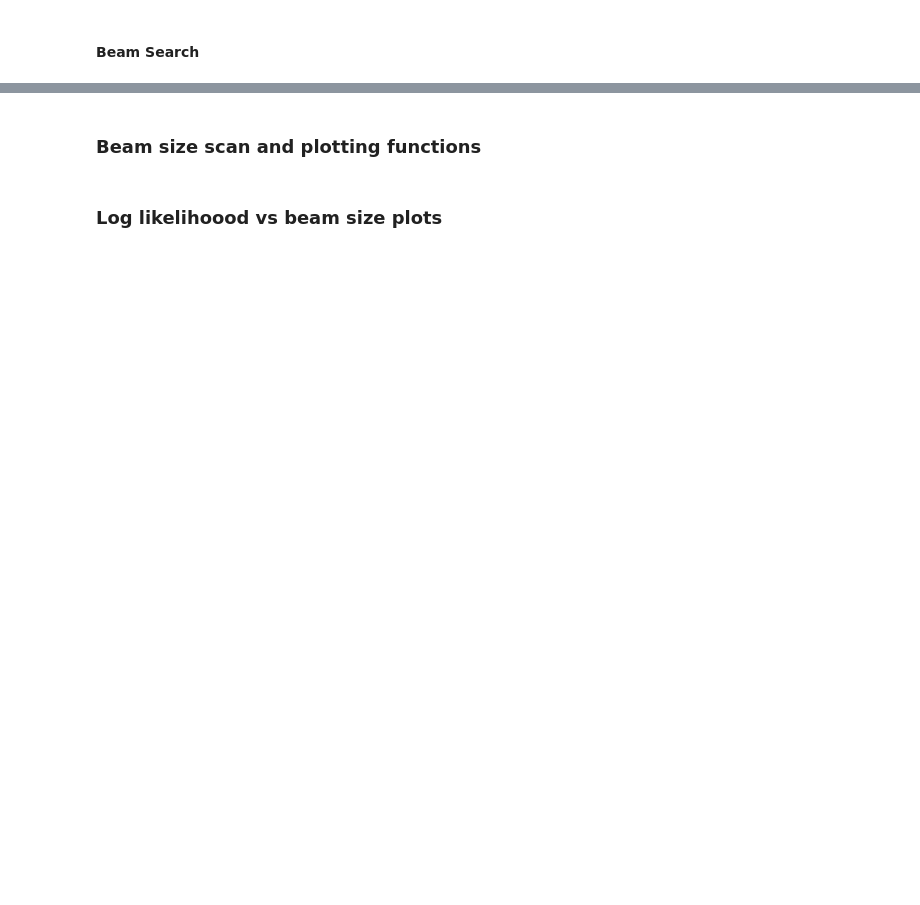
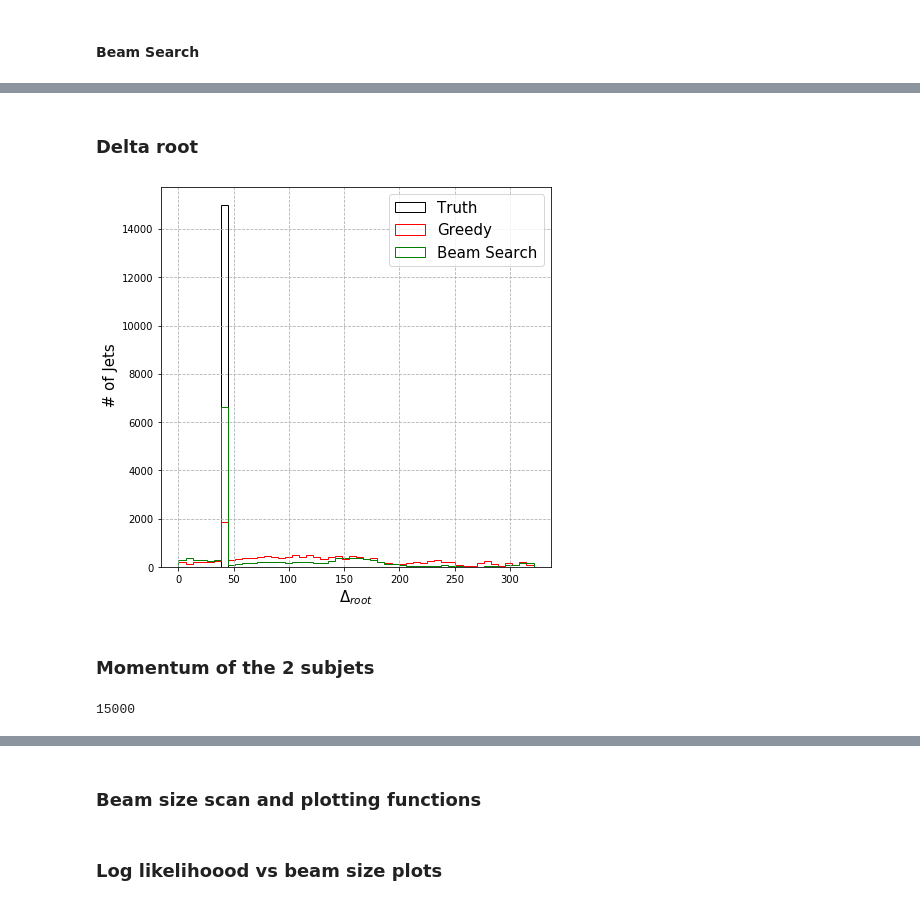
Before and after one commit to SebastianMacaluso/StandardHC, a Jupyter notebook: compareAlgorithms.ipynb, the cells around one changed output, grey strips where cells are left out. Drawn from its saved outputs; the diff is of its cells as text; code cells hidden in the pictures; blank space fills up the shorter version.

```diff
--- a/compareAlgorithms.ipynb
+++ b/compareAlgorithms.ipynb
@@ -231,0 +396,28 @@ plt.show()
+# %% [markdown]
+### Delta root
+# %%
+def jetMass(DicList):
+    """ Delta root (Jet Invariant Mass in the Toy Model) """
+
+    jetDic = copy.copy(DicList)
+
+    Mass = []
+    for jet in jetDic["jetsList"].flatten():
+
+        root_id = jet["root_id"]
+        idL = jet["tree"][root_id][0]
+        idR = jet["tree"][root_id][1]
+        pL = jet["content"][idL]
+        pR = jet["content"][idR]
+
+        Mass.append(likelihood.get_delta_LR(pL, pR) )
+
+    jetDic["Mass"] = Mass
+
+    return jetDic
+# %%
+truth_dic = jetMass(truth_dic)
+# %%
+Greedy_dic = jetMass(Greedy_dic)
+# %%
+BSO_dic = jetMass(BSO_dic)
@@ -231,0 +476,6 @@ plt.show()
+# %%
+MassHist(truth_dic, Greedy_dic, BSO_dic)
+# %% [output]
+[figure, added]
+# %% [markdown]
+### Momentum of the 2 subjets
@@ -231,0 +511,4 @@ plt.show()
+# %%
+len(truth_dic["jetsList"].flatten())
+# %% [output]
+15000
```
Also changed, not shown: parts of 98 cells of this notebook.
